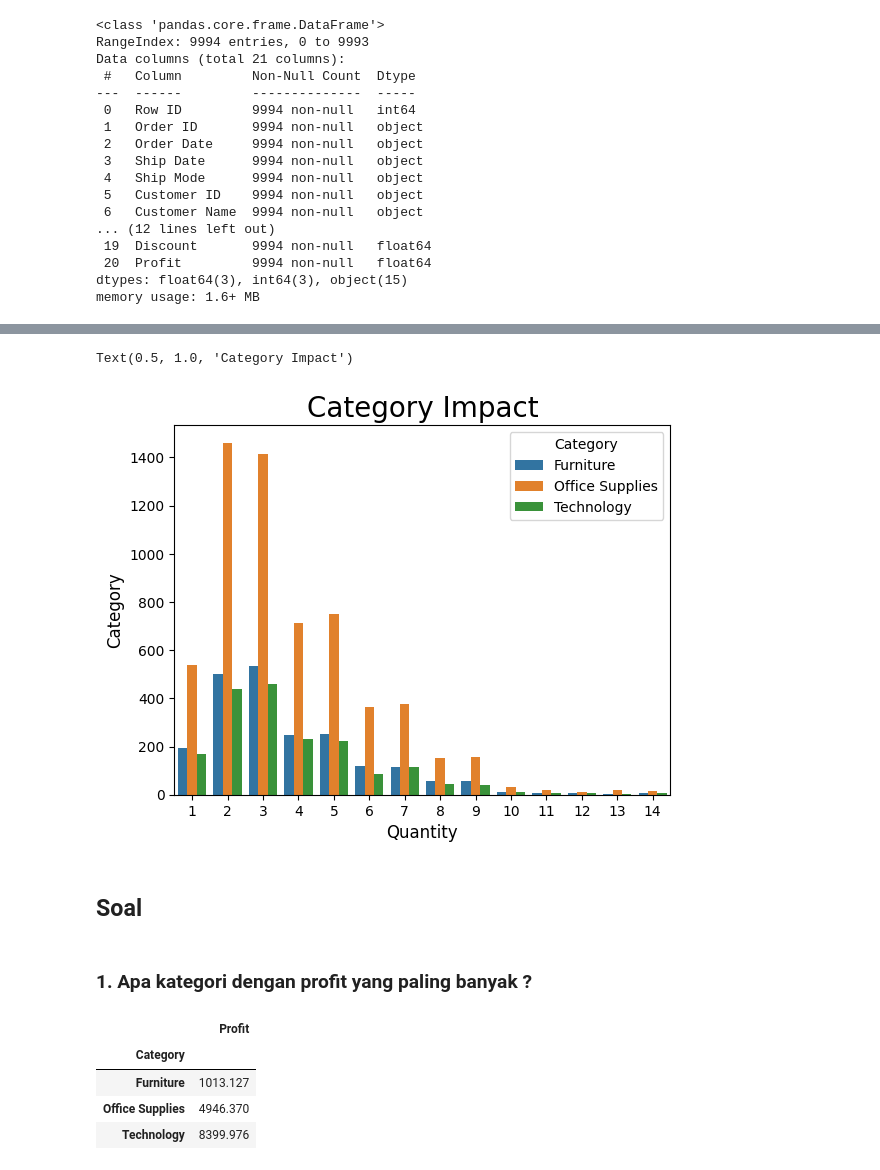
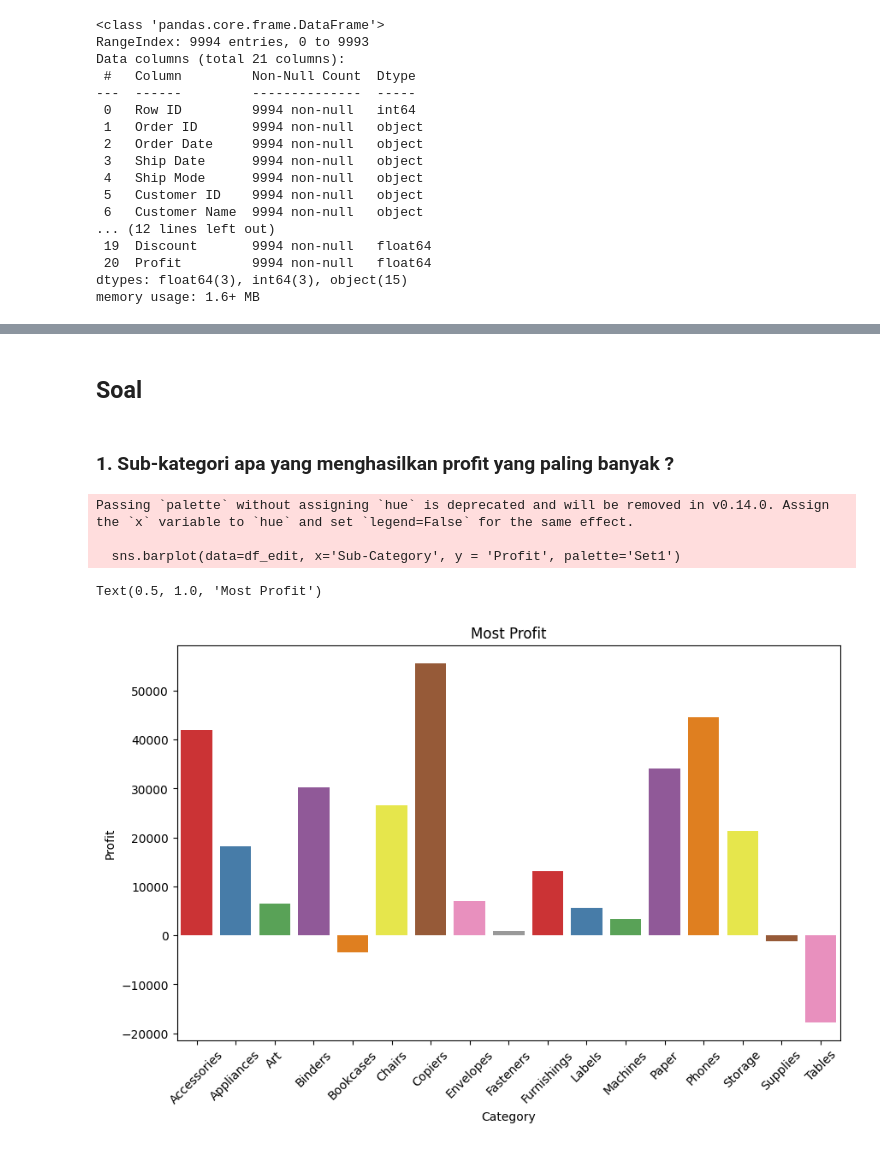
Before and after one commit to tonimurfid/Tugas_Internship_BCC, a Jupyter notebook: python/EDA_5_Fatoni Murfid Syaafii.ipynb, the cells around one changed output, grey strips where cells are left out. Drawn from its saved outputs; the diff is of its cells as text; code cells hidden in the pictures.

```diff
--- a/python/EDA_5_Fatoni Murfid Syaafii.ipynb
+++ b/python/EDA_5_Fatoni Murfid Syaafii.ipynb
@@ -51,26 +42,20 @@ plt.show()
-# %%
-sns.countplot(data=df, x='Quantity', hue = 'Category')
-plt.xlabel('Quantity',fontsize = 12)
-plt.ylabel('Category',fontsize = 12)
-plt.title('Category Impact', fontsize = 20)
-# %% [output]
-Text(0.5, 1.0, 'Category Impact')
-[figure, removed]
 # %% [markdown]
 ## Soal
 # %% [markdown]
-### 1. Apa kategori dengan profit yang paling banyak ?
+### 1. Sub-kategori apa yang menghasilkan profit yang paling banyak ?
 # %%
-# furniture = (df['Profit']=="Furniture").sum()
-# office_supplies = (df['Profit']=="Office Supplies").sum()
-# technology = (df['Profit']=="Technology").sum()
-df_edit = df.groupby('Category').agg({'Profit':'max'})
+df_edit = df.groupby('Sub-Category').agg({'Profit':'sum'})
 df_edit = pd.DataFrame(df_edit)
-# %%
-df_edit
-# %% [output]
-|  | Profit |
-| Category |  |
-| Furniture | 1013.127 |
-| Office Supplies | 4946.370 |
-| Technology | 8399.976 |
+# %%
+plt.figure(figsize=(10,6))
+sns.barplot(data=df_edit, x='Sub-Category', y = 'Profit', palette='Set1')
+plt.xlabel('Category')
+plt.ylabel('Profit')
+plt.xticks(rotation=45)
+plt.title('Most Profit')
+# %% [output]
+Passing `palette` without assigning `hue` is deprecated and will be removed in v0.14.0. Assign the `x` variable to `hue` and set `legend=False` for the same effect.
+
+  sns.barplot(data=df_edit, x='Sub-Category', y = 'Profit', palette='Set1')
+Text(0.5, 1.0, 'Most Profit')
+[figure, added]
```
Also changed, not shown: parts of 8 cells of this notebook.
